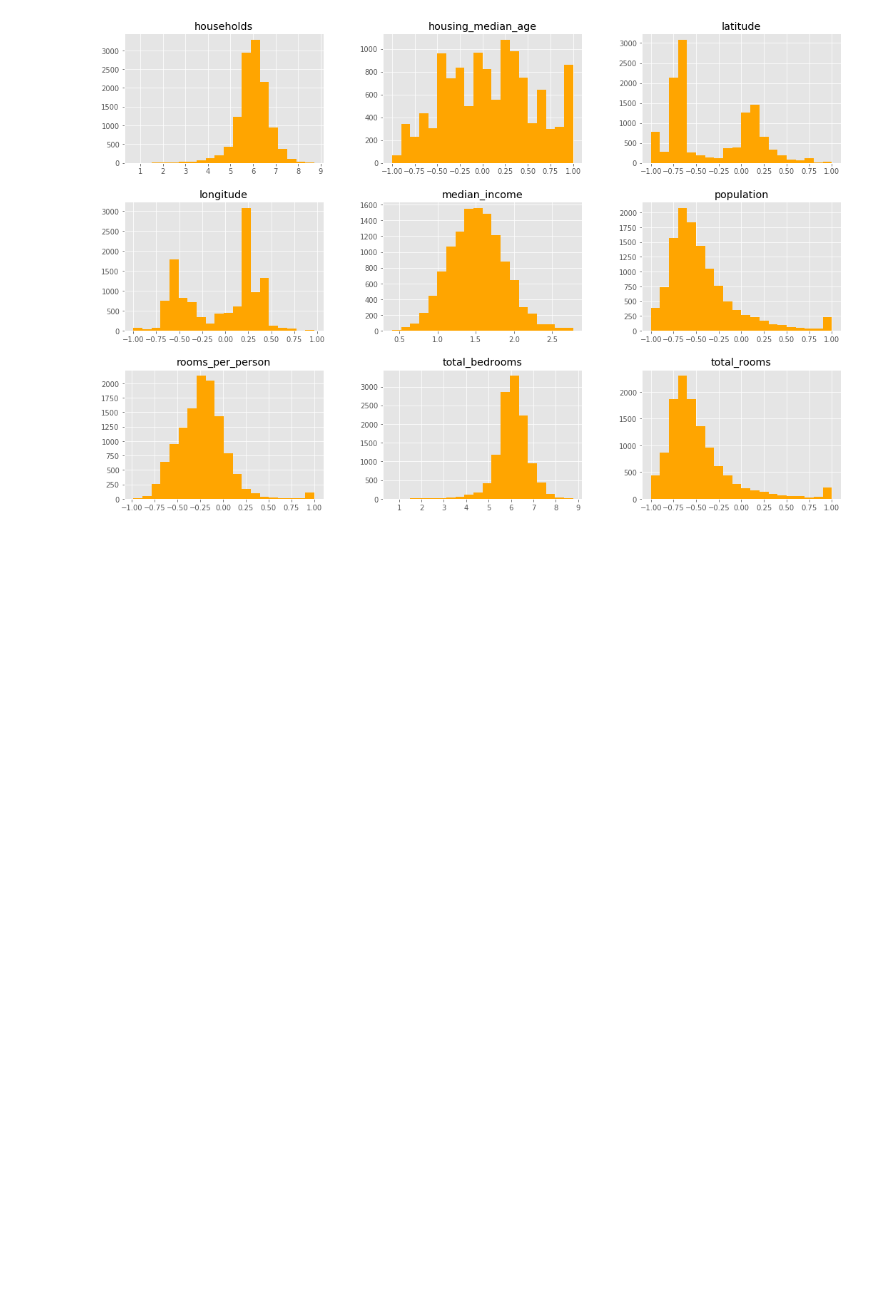
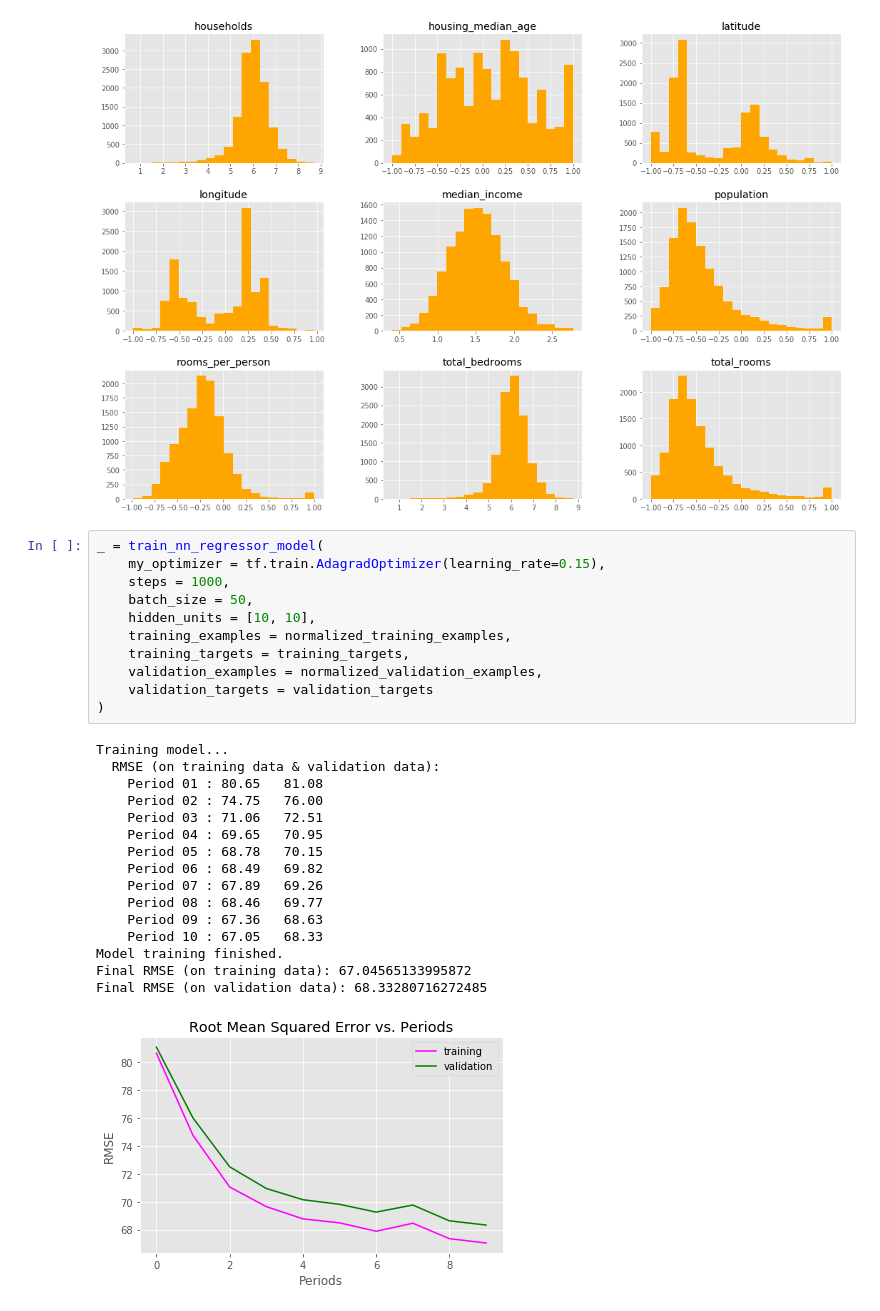
Before and after one commit to acesaif/ml_crash_course, a Jupyter notebook: imporve_neural_net_performance/ml_improve_net_performance.ipynb, the cells around one changed output. Drawn from its saved outputs; the diff is of its cells as text; blank space fills up the shorter version.

Commit message:
retrain the model after nice normalization.

```diff
--- a/imporve_neural_net_performance/ml_improve_net_performance.ipynb
+++ b/imporve_neural_net_performance/ml_improve_net_performance.ipynb
@@ -480,3 +480,31 @@ normalized_training_examples.hist(bins=20, figsize=(18, 12), xlabelsize=10, colo
 plt.show()
 # %% [output]
 [figure]
+# %%
+_ = train_nn_regressor_model(
+    my_optimizer = tf.train.AdagradOptimizer(learning_rate=0.15),
+    steps = 1000,
+    batch_size = 50,
+    hidden_units = [10, 10],
+    training_examples = normalized_training_examples,
+    training_targets = training_targets,
+    validation_examples = normalized_validation_examples,
+    validation_targets = validation_targets
+)
+# %% [output]
+Training model...
+  RMSE (on training data & validation data):
+    Period 01 : 80.65   81.08
+    Period 02 : 74.75   76.00
+    Period 03 : 71.06   72.51
+    Period 04 : 69.65   70.95
+    Period 05 : 68.78   70.15
+    Period 06 : 68.49   69.82
+    Period 07 : 67.89   69.26
+    Period 08 : 68.46   69.77
+    Period 09 : 67.36   68.63
+    Period 10 : 67.05   68.33
+Model training finished.
+Final RMSE (on training data): 67.04565133995872
+Final RMSE (on validation data): 68.33280716272485
+[figure, added]
```
